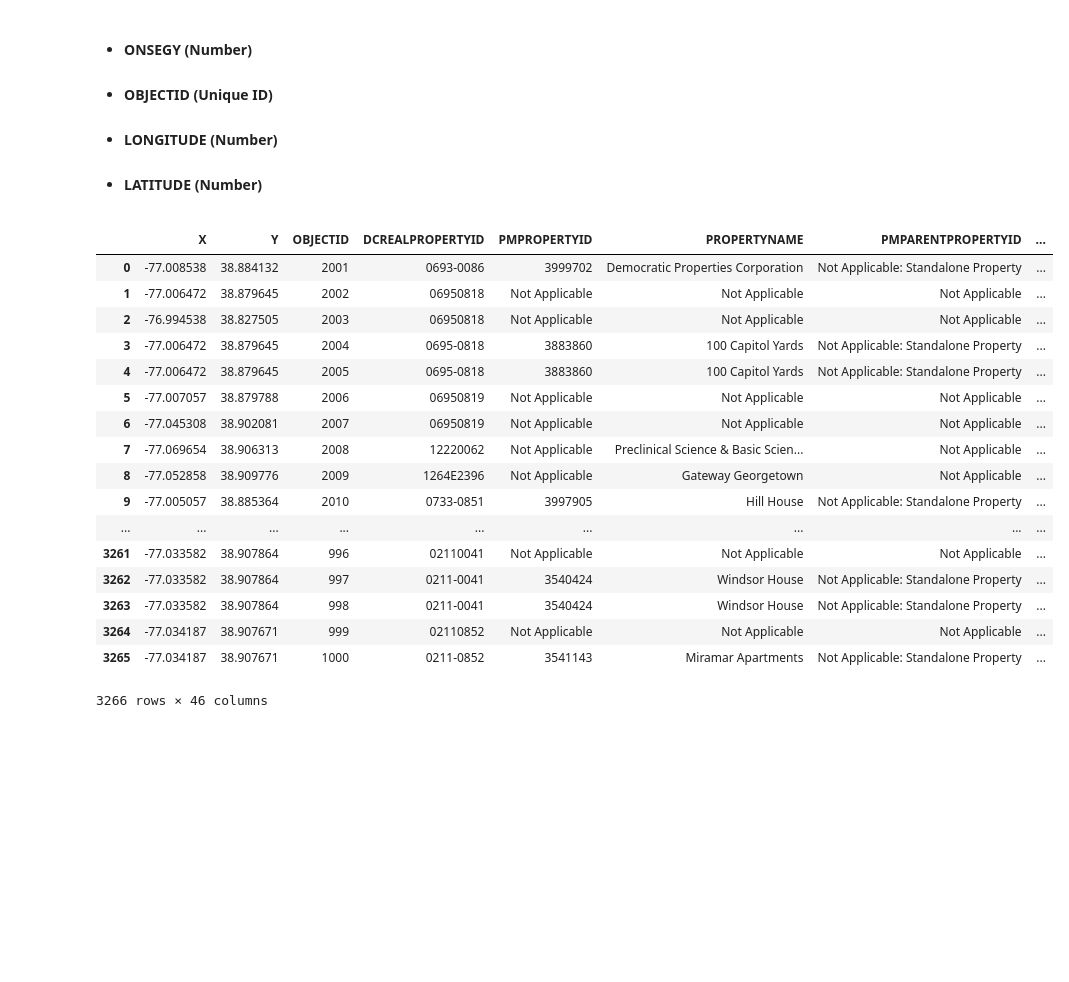
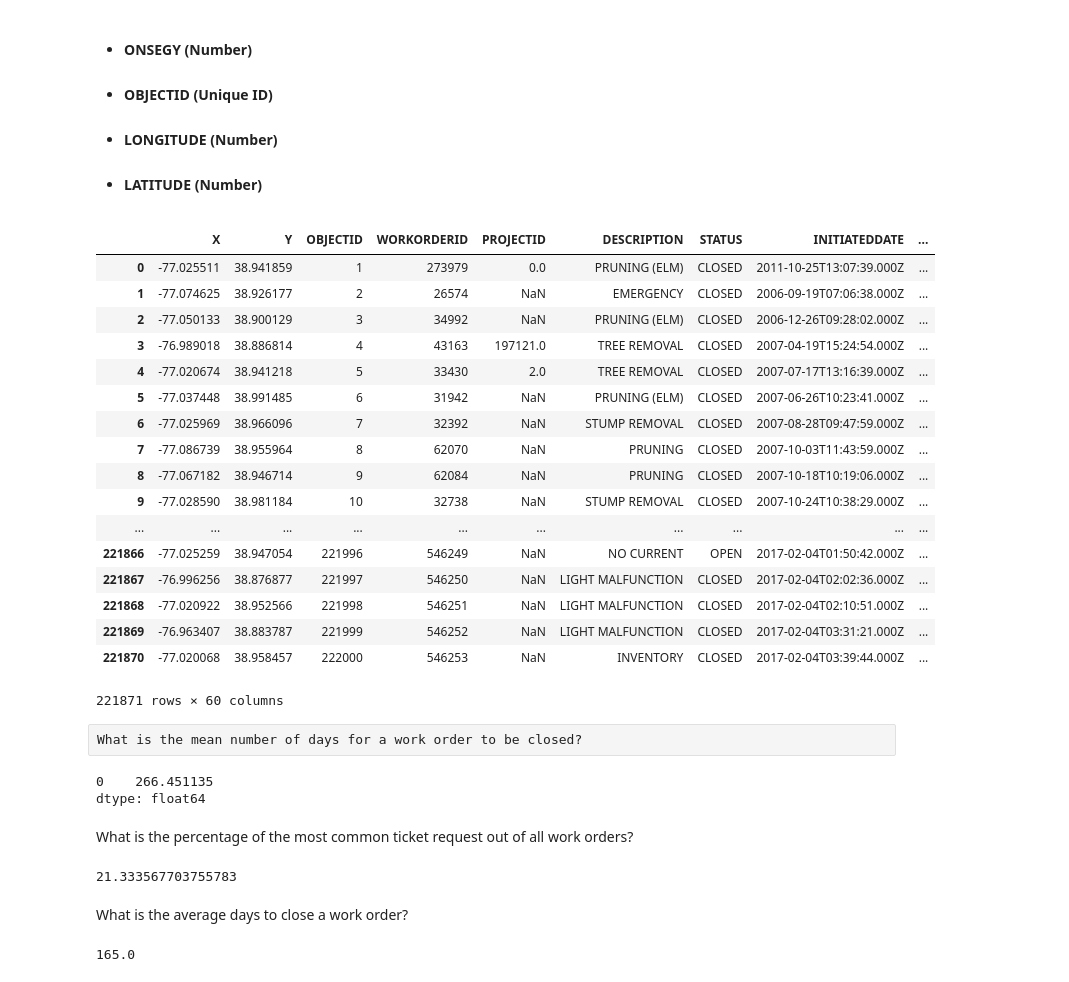
Before and after one commit to serashioda/machine-learning, a Jupyter notebook: Imperfect Data.ipynb, the cells around one changed output. Drawn from its saved outputs; the diff is of its cells as text; code cells hidden in the pictures; blank space fills up the shorter version.

```diff
--- a/Imperfect Data.ipynb
+++ b/Imperfect Data.ipynb
@@ -104,24 +104,65 @@ MARSHALL, CELICIA (29284), ERTEM, MUNEVVER (12526), CONLON, JOEL (11204), BABRA,
 - #### LONGITUDE (Number)
 - #### LATITUDE (Number)
 # %%
-data = pd.read_csv(os.getcwd() + '/Building_Energy_Benchmarks.csv')
+data = pd.read_csv(os.getcwd() + '/Cityworks_Workorders.csv')
 data
 # %% [output]
-|  | X | Y | OBJECTID | DCREALPROPERTYID | PMPROPERTYID | PROPERTYNAME | PMPARENTPROPERTYID | ... |
-| 0 | -77.008538 | 38.884132 | 2001 | 0693-0086 | 3999702 | Democratic Properties Corporation | Not Applicable: Standalone Property | ... |
-| 1 | -77.006472 | 38.879645 | 2002 | 06950818 | Not Applicable | Not Applicable | Not Applicable | ... |
-| 2 | -76.994538 | 38.827505 | 2003 | 06950818 | Not Applicable | Not Applicable | Not Applicable | ... |
-| 3 | -77.006472 | 38.879645 | 2004 | 0695-0818 | 3883860 | 100 Capitol Yards | Not Applicable: Standalone Property | ... |
-| 4 | -77.006472 | 38.879645 | 2005 | 0695-0818 | 3883860 | 100 Capitol Yards | Not Applicable: Standalone Property | ... |
-| 5 | -77.007057 | 38.879788 | 2006 | 06950819 | Not Applicable | Not Applicable | Not Applicable | ... |
-| 6 | -77.045308 | 38.902081 | 2007 | 06950819 | Not Applicable | Not Applicable | Not Applicable | ... |
-| 7 | -77.069654 | 38.906313 | 2008 | 12220062 | Not Applicable | Preclinical Science & Basic Scien... | Not Applicable | ... |
-| 8 | -77.052858 | 38.909776 | 2009 | 1264E2396 | Not Applicable | Gateway Georgetown | Not Applicable | ... |
-| 9 | -77.005057 | 38.885364 | 2010 | 0733-0851 | 3997905 | Hill House | Not Applicable: Standalone Property | ... |
-| ... | ... | ... | ... | ... | ... | ... | ... | ... |
-| 3261 | -77.033582 | 38.907864 | 996 | 02110041 | Not Applicable | Not Applicable | Not Applicable | ... |
-| 3262 | -77.033582 | 38.907864 | 997 | 0211-0041 | 3540424 | Windsor House | Not Applicable: Standalone Property | ... |
-| 3263 | -77.033582 | 38.907864 | 998 | 0211-0041 | 3540424 | Windsor House | Not Applicable: Standalone Property | ... |
-| 3264 | -77.034187 | 38.907671 | 999 | 02110852 | Not Applicable | Not Applicable | Not Applicable | ... |
-| 3265 | -77.034187 | 38.907671 | 1000 | 0211-0852 | 3541143 | Miramar Apartments | Not Applicable: Standalone Property | ... |
+|  | X | Y | OBJECTID | WORKORDERID | PROJECTID | DESCRIPTION | STATUS | INITIATEDDATE | ... |
+| 0 | -77.025511 | 38.941859 | 1 | 273979 | 0.0 | PRUNING (ELM) | CLOSED | 2011-10-25T13:07:39.000Z | ... |
+| 1 | -77.074625 | 38.926177 | 2 | 26574 | NaN | EMERGENCY | CLOSED | 2006-09-19T07:06:38.000Z | ... |
+| 2 | -77.050133 | 38.900129 | 3 | 34992 | NaN | PRUNING (ELM) | CLOSED | 2006-12-26T09:28:02.000Z | ... |
+| 3 | -76.989018 | 38.886814 | 4 | 43163 | 197121.0 | TREE REMOVAL | CLOSED | 2007-04-19T15:24:54.000Z | ... |
+| 4 | -77.020674 | 38.941218 | 5 | 33430 | 2.0 | TREE REMOVAL | CLOSED | 2007-07-17T13:16:39.000Z | ... |
+| 5 | -77.037448 | 38.991485 | 6 | 31942 | NaN | PRUNING (ELM) | CLOSED | 2007-06-26T10:23:41.000Z | ... |
+| 6 | -77.025969 | 38.966096 | 7 | 32392 | NaN | STUMP REMOVAL | CLOSED | 2007-08-28T09:47:59.000Z | ... |
+| 7 | -77.086739 | 38.955964 | 8 | 62070 | NaN | PRUNING | CLOSED | 2007-10-03T11:43:59.000Z | ... |
+| 8 | -77.067182 | 38.946714 | 9 | 62084 | NaN | PRUNING | CLOSED | 2007-10-18T10:19:06.000Z | ... |
+| 9 | -77.028590 | 38.981184 | 10 | 32738 | NaN | STUMP REMOVAL | CLOSED | 2007-10-24T10:38:29.000Z | ... |
+| ... | ... | ... | ... | ... | ... | ... | ... | ... | ... |
+| 221866 | -77.025259 | 38.947054 | 221996 | 546249 | NaN | NO CURRENT | OPEN | 2017-02-04T01:50:42.000Z | ... |
+| 221867 | -76.996256 | 38.876877 | 221997 | 546250 | NaN | LIGHT MALFUNCTION | CLOSED | 2017-02-04T02:02:36.000Z | ... |
+| 221868 | -77.020922 | 38.952566 | 221998 | 546251 | NaN | LIGHT MALFUNCTION | CLOSED | 2017-02-04T02:10:51.000Z | ... |
+| 221869 | -76.963407 | 38.883787 | 221999 | 546252 | NaN | LIGHT MALFUNCTION | CLOSED | 2017-02-04T03:31:21.000Z | ... |
+| 221870 | -77.020068 | 38.958457 | 222000 | 546253 | NaN | INVENTORY | CLOSED | 2017-02-04T03:39:44.000Z | ... |
-3266 rows × 46 columns
+221871 rows × 60 columns
+# %% [raw]
+What is the mean number of days for a work order to be closed?
+# %%
+plt.title("Relationship between all initiated work orders and those completed.")
+from dateutil import parser
+import math
+
+def sift(row):
+    try:
+        id = parser.parse(row["INITIATEDDATE"])
+        cd = parser.parse(row["WORKORDERCLOSEDDATE"])
+        return (cd - id).days
+    except TypeError:
+        return None
+x = []
+for v in data.apply(sift, axis=1):
+    if v != None:
+        x.append(v)
+data = pd.DataFrame(x)
+data.mean()
+# %% [output]
+0    266.451135
+dtype: float64
+# %% [markdown]
+What is the percentage of the most common ticket request out of all work orders?
+# %%
+job_count_by_type = data.DESCRIPTION.value_counts()
+most_common = data.DESCRIPTION.value_counts().max()
+job_count_total = data.DESCRIPTION.value_counts().sum()
+most_common_percentage = most_common / job_count_total * 100
+most_common_percentage
+# %% [output]
+21.333567703755783
+# %% [markdown]
+What is the average days to close a work order?
+# %%
+avg_time =data.DAYSTOCLOSE.median()
+print(avg_time)
+# data[data.DAYSTOCLOSE == avg_time]
+# %% [output]
+165.0
```
Also changed, not shown: parts of 4 cells of this notebook.
